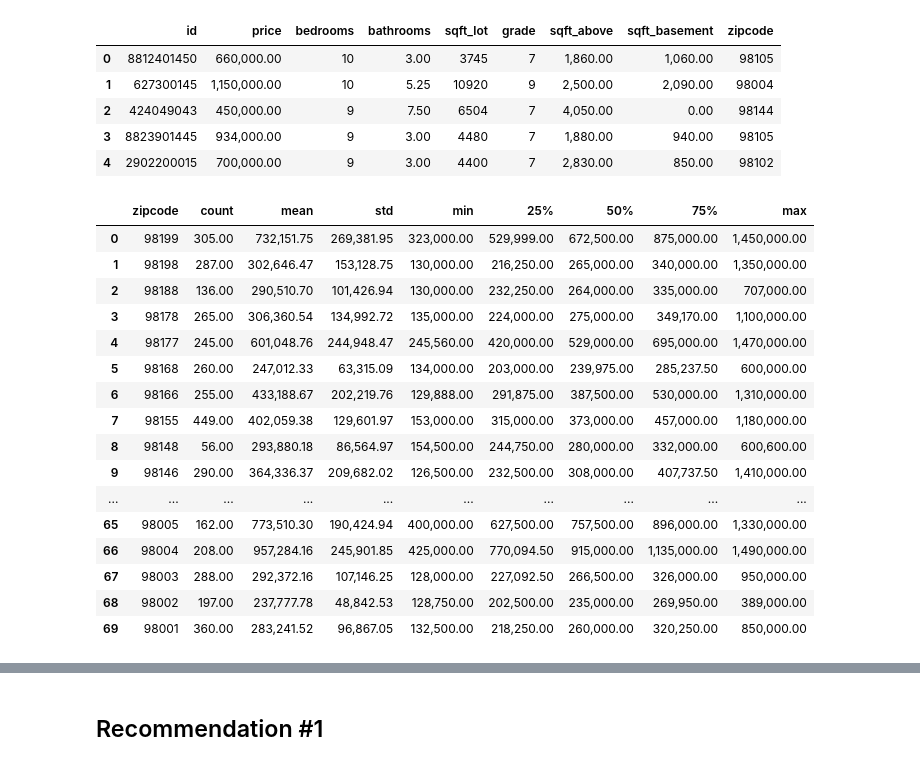
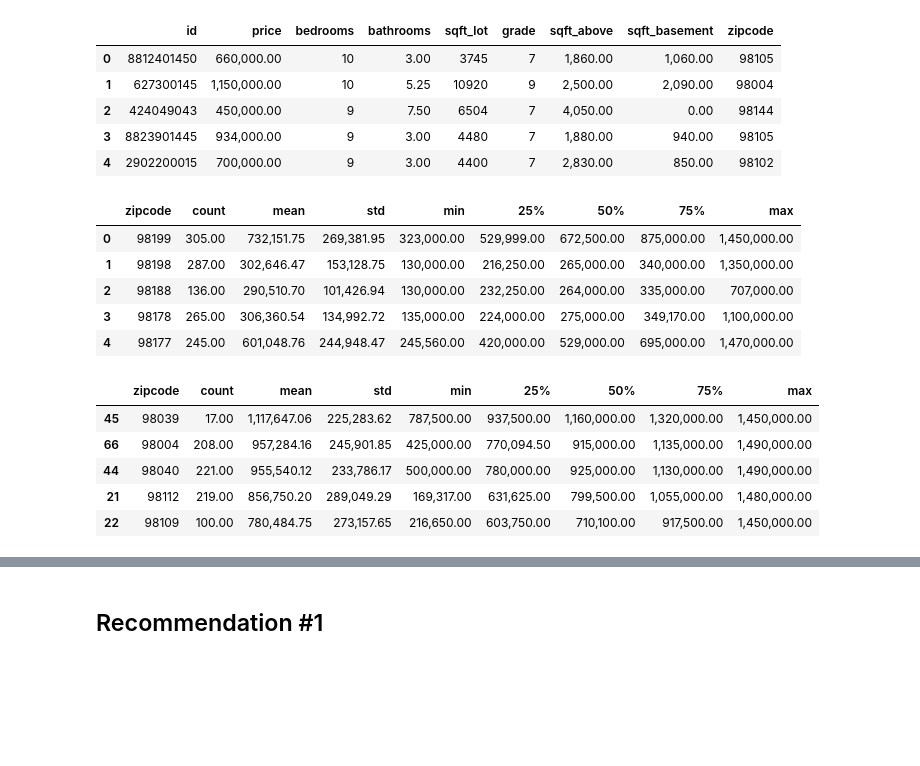
Before and after one commit to jxn628/dsc-home-price-analysis, a Jupyter notebook: student.ipynb, the cells around one changed output, grey strips where cells are left out. Cells and saved outputs as stored; diff of their text form; code cells hidden in the pictures; blank space fills up the shorter version.

```diff
--- a/student.ipynb
+++ b/student.ipynb
@@ -1278,23 +1297,22 @@ unencoded_zip_df.head()
 # %%
 zip_df = unencoded_zip_df.groupby('zipcode')['price'].describe().sort_values('zipcode', ascending=False)
 zip_df= zip_df.reset_index()
 #sqft_df = sqft_df[['sqft_above','25%', 'mean', '75%']]
-zip_df
+zip_df.head()
 # %% [output]
 |  | zipcode | count | mean | std | min | 25% | 50% | 75% | max |
 | 0 | 98199 | 305.00 | 732,151.75 | 269,381.95 | 323,000.00 | 529,999.00 | 672,500.00 | 875,000.00 | 1,450,000.00 |
 | 1 | 98198 | 287.00 | 302,646.47 | 153,128.75 | 130,000.00 | 216,250.00 | 265,000.00 | 340,000.00 | 1,350,000.00 |
 | 2 | 98188 | 136.00 | 290,510.70 | 101,426.94 | 130,000.00 | 232,250.00 | 264,000.00 | 335,000.00 | 707,000.00 |
 | 3 | 98178 | 265.00 | 306,360.54 | 134,992.72 | 135,000.00 | 224,000.00 | 275,000.00 | 349,170.00 | 1,100,000.00 |
 | 4 | 98177 | 245.00 | 601,048.76 | 244,948.47 | 245,560.00 | 420,000.00 | 529,000.00 | 695,000.00 | 1,470,000.00 |
-| 5 | 98168 | 260.00 | 247,012.33 | 63,315.09 | 134,000.00 | 203,000.00 | 239,975.00 | 285,237.50 | 600,000.00 |
-| 6 | 98166 | 255.00 | 433,188.67 | 202,219.76 | 129,888.00 | 291,875.00 | 387,500.00 | 530,000.00 | 1,310,000.00 |
-| 7 | 98155 | 449.00 | 402,059.38 | 129,601.97 | 153,000.00 | 315,000.00 | 373,000.00 | 457,000.00 | 1,180,000.00 |
-| 8 | 98148 | 56.00 | 293,880.18 | 86,564.97 | 154,500.00 | 244,750.00 | 280,000.00 | 332,000.00 | 600,600.00 |
-| 9 | 98146 | 290.00 | 364,336.37 | 209,682.02 | 126,500.00 | 232,500.00 | 308,000.00 | 407,737.50 | 1,410,000.00 |
-| ... | ... | ... | ... | ... | ... | ... | ... | ... | ... |
-| 65 | 98005 | 162.00 | 773,510.30 | 190,424.94 | 400,000.00 | 627,500.00 | 757,500.00 | 896,000.00 | 1,330,000.00 |
-| 66 | 98004 | 208.00 | 957,284.16 | 245,901.85 | 425,000.00 | 770,094.50 | 915,000.00 | 1,135,000.00 | 1,490,000.00 |
-| 67 | 98003 | 288.00 | 292,372.16 | 107,146.25 | 128,000.00 | 227,092.50 | 266,500.00 | 326,000.00 | 950,000.00 |
-| 68 | 98002 | 197.00 | 237,777.78 | 48,842.53 | 128,750.00 | 202,500.00 | 235,000.00 | 269,950.00 | 389,000.00 |
-| 69 | 98001 | 360.00 | 283,241.52 | 96,867.05 | 132,500.00 | 218,250.00 | 260,000.00 | 320,250.00 | 850,000.00 |
+# %%
+zip_df = zip_df.sort_values('mean', ascending=False)
+zip_df.head()
+# %% [output]
+|  | zipcode | count | mean | std | min | 25% | 50% | 75% | max |
+| 45 | 98039 | 17.00 | 1,117,647.06 | 225,283.62 | 787,500.00 | 937,500.00 | 1,160,000.00 | 1,320,000.00 | 1,450,000.00 |
+| 66 | 98004 | 208.00 | 957,284.16 | 245,901.85 | 425,000.00 | 770,094.50 | 915,000.00 | 1,135,000.00 | 1,490,000.00 |
+| 44 | 98040 | 221.00 | 955,540.12 | 233,786.17 | 500,000.00 | 780,000.00 | 925,000.00 | 1,130,000.00 | 1,490,000.00 |
+| 21 | 98112 | 219.00 | 856,750.20 | 289,049.29 | 169,317.00 | 631,625.00 | 799,500.00 | 1,055,000.00 | 1,480,000.00 |
+| 22 | 98109 | 100.00 | 780,484.75 | 273,157.65 | 216,650.00 | 603,750.00 | 710,100.00 | 917,500.00 | 1,450,000.00 |
```
Also changed, not shown: parts of 57 cells of this notebook.
